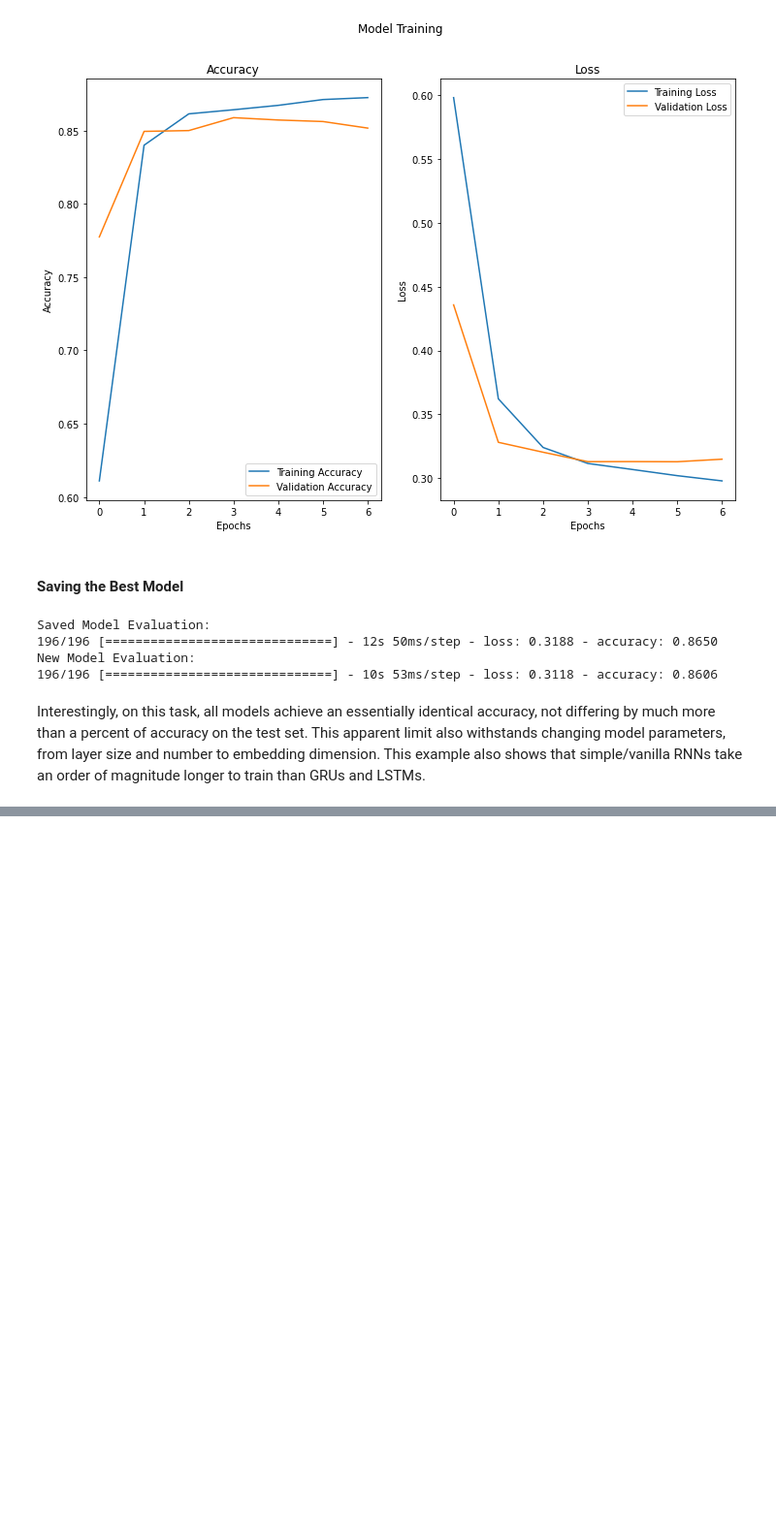
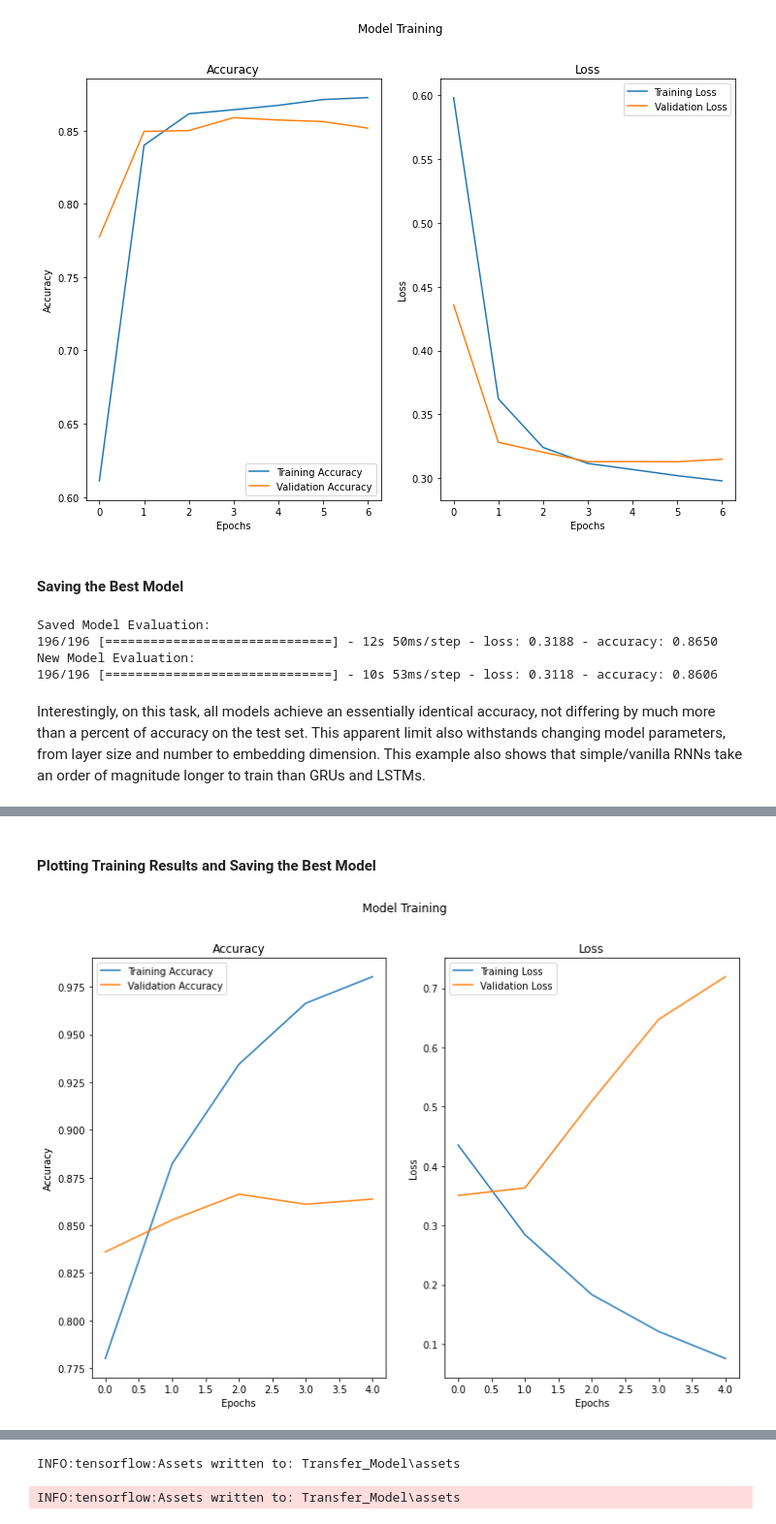
Before and after one commit to SimonF24/TensorFlow_Tutorials, a Jupyter notebook: Natural Language Processing/Sentiment Classification/IMDB_Reviews/imdb_reviews.ipynb, the cells around one changed output, grey strips where cells are left out. Shown at 97% size. Saved outputs shown, nothing was run; the diff lists cells and outputs as text; code cells hidden in the pictures; blank space fills up the shorter version.

Commit message:
Adding transfer learning approach to imdb

```diff
--- a/Natural Language Processing/Sentiment Classification/IMDB_Reviews/imdb_reviews.ipynb
+++ b/Natural Language Processing/Sentiment Classification/IMDB_Reviews/imdb_reviews.ipynb
@@ -563,0 +602,32 @@ Interestingly, on this task, all models achieve an essentially identical accurac
+# %%
+bert_preprocessing = hub.KerasLayer('https://tfhub.dev/tensorflow/bert_en_uncased_preprocess/3')
+bert_model = hub.KerasLayer('https://tfhub.dev/tensorflow/small_bert/bert_en_uncased_L-2_H-128_A-2/2', trainable=True) # Smallest available BERT
+bert_model = hub.KerasLayer('https://tfhub.dev/tensorflow/small_bert/bert_en_uncased_L-8_H-512_A-8/2', trainable=True) # Intermediate sized BERT
+# bert_model = hub.KerasLayer('https://tfhub.dev/tensorflow/bert_en_uncased_L-12_H-768_A-12/4', trainable=True) # Base BERT
+# bert_model = hub.KerasLayer('https://tfhub.dev/tensorflow/talkheads_ggelu_bert_en_base/2', trainable=True) # BERT with talking-heads attention and gated GELU
+
+text_input = tf.keras.layers.Input(shape=(), dtype=tf.string)
+bert_inputs = bert_preprocessing(text_input)
+bert_outputs = bert_model(bert_inputs)
+bert_pooled_output = bert_outputs['pooled_output']
+bert_dropout_layer = tf.keras.layers.Dropout(0.1)(bert_pooled_output)
+final_output = tf.keras.layers.Dense(1)(bert_dropout_layer)
+transfer_model = tf.keras.Model(text_input, final_output)
+
+epochs = 5
+steps_per_epoch = train_ds.cardinality().numpy()
+num_train_steps = steps_per_epoch * epochs
+num_warmup_steps = int(0.1*num_train_steps)
+
+init_lr = 3e-5
+
+transfer_model.compile(
+    loss=tf.keras.losses.BinaryCrossentropy(from_logits=True),
+    metrics=['accuracy'],
+    optimizer=optimization.create_optimizer( # This is the same optimizer that BERT models were originally trained with
+        init_lr=init_lr,
+        num_train_steps=num_train_steps,
+        num_warmup_steps=num_warmup_steps,
+        optimizer_type='adamw')
+)
+transfer_model.summary()
@@ -563,0 +655,6 @@ Interestingly, on this task, all models achieve an essentially identical accurac
+# %%
+transfer_history = transfer_model.fit(
+    train_ds,
+    epochs=epochs,
+    validation_data=validation_ds
+)
@@ -563,0 +672,7 @@ Interestingly, on this task, all models achieve an essentially identical accurac
+# %% [markdown]
+#### Plotting Training Results and Saving the Best Model
+# %%
+plot_training_metrics(transfer_history)
+save_best_model(transfer_model, test_ds, 'Transfer_Model')
+# %% [output]
+[figure, added]
@@ -563,0 +680,2 @@ Interestingly, on this task, all models achieve an essentially identical accurac
+INFO:tensorflow:Assets written to: Transfer_Model\assets
+INFO:tensorflow:Assets written to: Transfer_Model\assets
```
Also changed, not shown: parts of 9 cells of this notebook, 2 other files.
